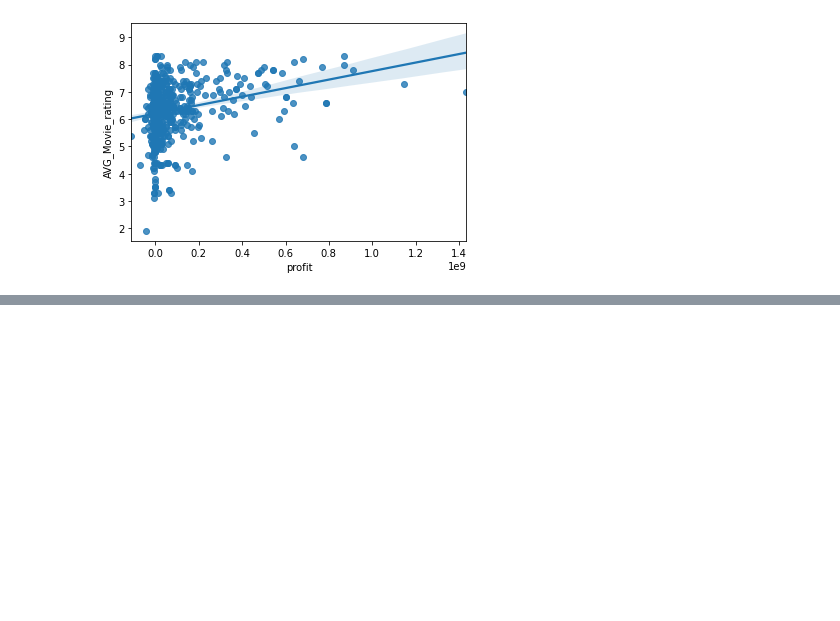
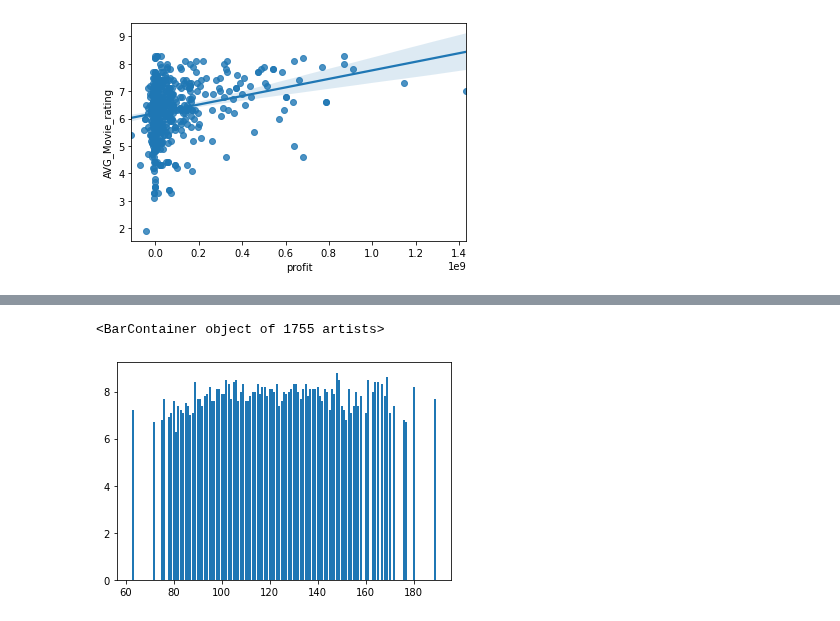
Before and after one commit to cLineman/CapStoneProject, a Jupyter notebook: ColtonLineman.ipynb, the cells around one changed output, grey strips where cells are left out. Drawn from its saved outputs; the diff is of its cells as text; code cells hidden in the pictures; blank space fills up the shorter version.

```diff
--- a/ColtonLineman.ipynb
+++ b/ColtonLineman.ipynb
@@ -788,0 +893,5 @@ sns.regplot(grouped["profit"], grouped['AVG_Movie_rating'])
+# %%
+plt.bar(runtimeJOINbuget["runtime_minutes"],runtimeJOINbuget["averagerating"])
+# %% [output]
+<BarContainer object of 1755 artists>
+[figure, added]
```
Also changed, not shown: parts of 11 cells of this notebook.
